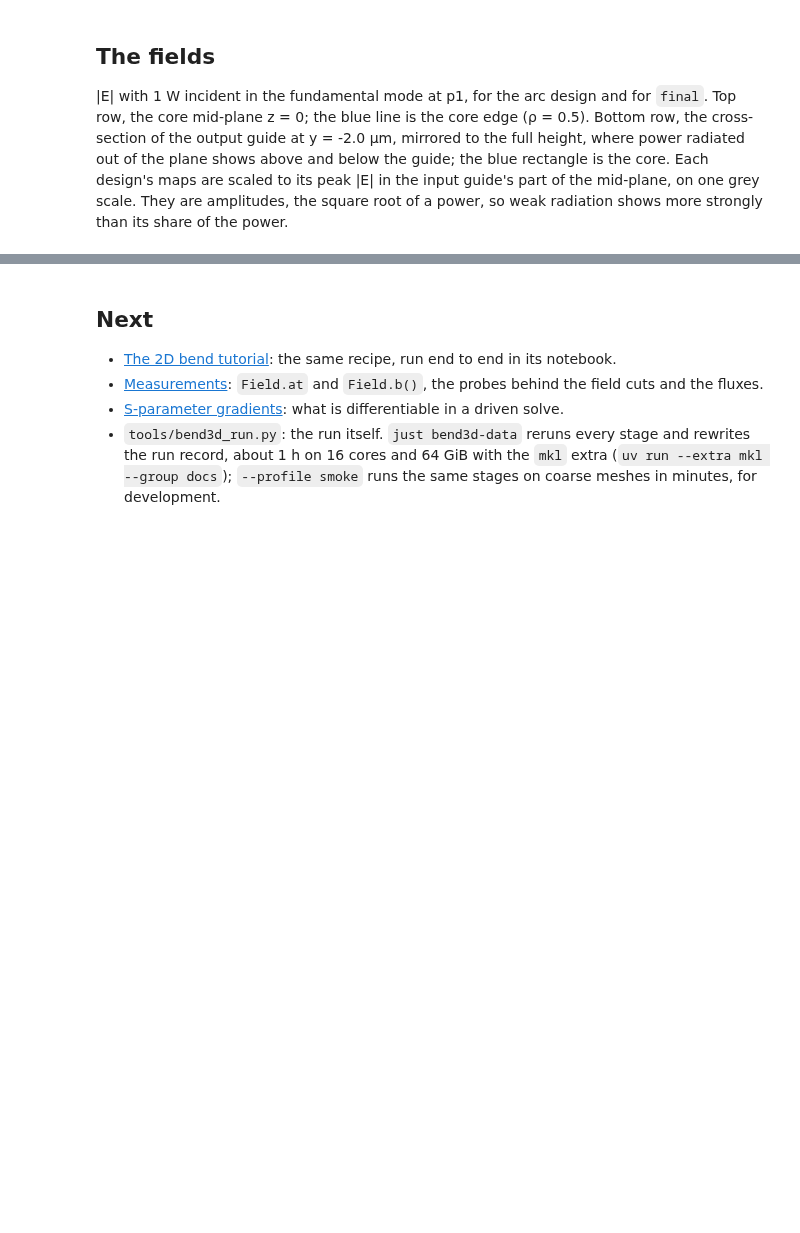
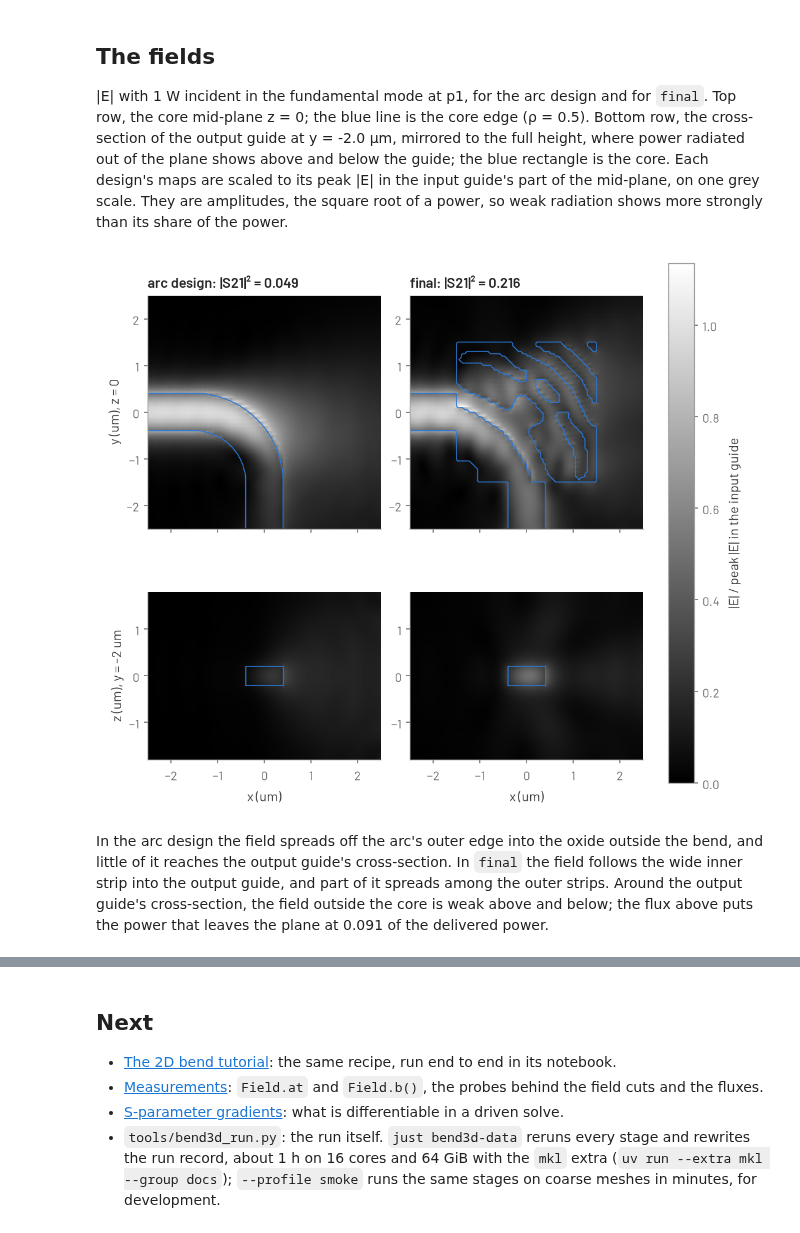
Before and after one commit to benvial/gfem, a Jupyter notebook: docs/tutorials/bend3d.ipynb, the cells around one changed output, grey strips where cells are left out. Saved outputs shown, nothing was run; the diff lists cells and outputs as text; code cells hidden in the pictures; blank space fills up the shorter version.

```diff
--- a/docs/tutorials/bend3d.ipynb
+++ b/docs/tutorials/bend3d.ipynb
@@ -657,34 +799,43 @@ fig, axes = plt.subplots(
     2,
     2,
     figsize=(7, 6),
     sharex=True,
     height_ratios=[2 * HALF, 2 * Z_TOP],
     layout="constrained",
 )
 for (top_ax, cross_ax), (title, (density, top, cross)) in zip(
     axes.T, maps.items(), strict=True
 ):
     image = top_ax.imshow(
         top, origin="lower", extent=EXTENT, cmap="gray", vmin=0, vmax=vmax
     )
     for line in contour_generator(centres, centres, window(density)).lines(0.5):
         top_ax.plot(*line.T, color="C0", ls="-", lw=0.8)
     top_ax.set_title(title)
     cross_ax.imshow(
         cross,
         origin="lower",
         extent=[-HALF, HALF, -Z_TOP, Z_TOP],
         cmap="gray",
         vmin=0,
         vmax=vmax,
     )
     cross_ax.plot(*(box * [GUIDE, CORE_HALF]).T, color="C0", ls="-", lw=0.8)
     cross_ax.set_xlabel("x (um)")
     for ax in (top_ax, cross_ax):
         ax.grid(False)
 axes[0, 0].set_ylabel("y (um), z = 0")
-axes[1, 0].set_ylabel(f"z (um), {settings['cuts']['out']['plane']}")
+axes[1, 0].set_ylabel(f"z (um), y = {cuts['cut_out_y_um']:g} um")
 fig.colorbar(image, ax=axes, label="|E| / peak |E| in the input guide");
+# %% [output]
+[figure, added]
+# %% [markdown]
+In the arc design the field spreads off the arc's outer edge into the oxide
+outside the bend, and little of it reaches the output guide's cross-section. In
+`final` the field follows the wide inner strip into the output guide, and part of
+it spreads among the outer strips. Around the output guide's cross-section, the
+field outside the core is weak above and below; the flux above puts the power that
+leaves the plane at 0.091 of the delivered power.
 # %% [markdown]
 ## Against the 2D bend
 
```
Also changed, not shown: parts of 26 cells of this notebook, 2 other files.
